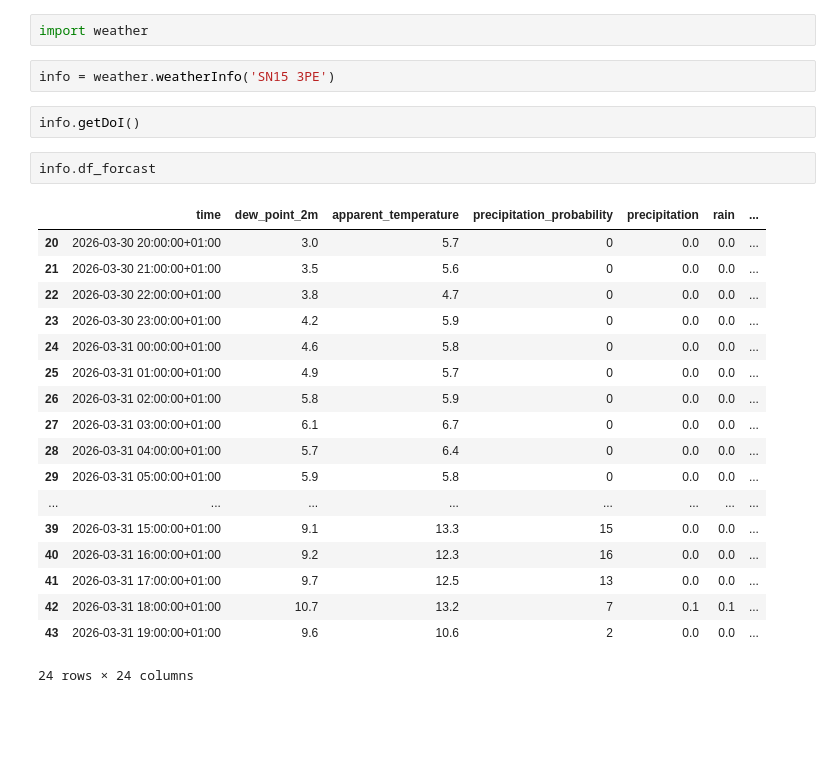
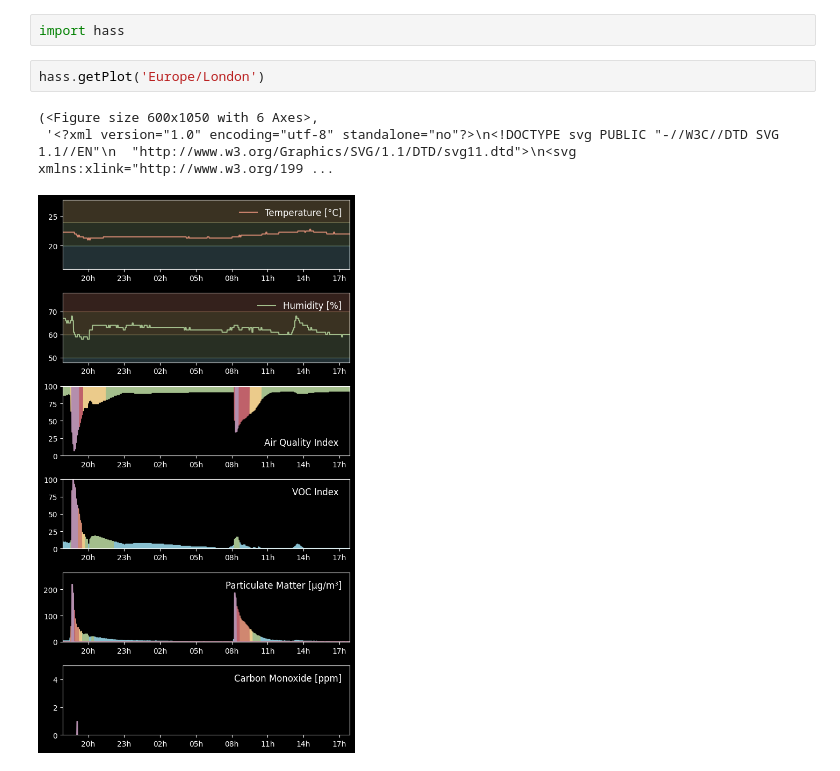
Before and after one commit to Dqixol/ascii_clock_ipad, a Jupyter notebook: test.ipynb, the cells around one changed output. Saved outputs shown, nothing was run; the diff lists cells and outputs as text; blank space fills up the shorter version.

```diff
--- a/test.ipynb
+++ b/test.ipynb
@@ -1,27 +1,8 @@
 # %%
-import weather
+import hass
-# %%
-info = weather.weatherInfo('SN15 3PE')
-# %%
-info.getDoI()
-# %%
-info.df_forcast
-# %% [output]
-|  | time | dew_point_2m | apparent_temperature | precipitation_probability | precipitation | rain | ... |
-| 20 | 2026-03-30 20:00:00+01:00 | 3.0 | 5.7 | 0 | 0.0 | 0.0 | ... |
-| 21 | 2026-03-30 21:00:00+01:00 | 3.5 | 5.6 | 0 | 0.0 | 0.0 | ... |
-| 22 | 2026-03-30 22:00:00+01:00 | 3.8 | 4.7 | 0 | 0.0 | 0.0 | ... |
-| 23 | 2026-03-30 23:00:00+01:00 | 4.2 | 5.9 | 0 | 0.0 | 0.0 | ... |
-| 24 | 2026-03-31 00:00:00+01:00 | 4.6 | 5.8 | 0 | 0.0 | 0.0 | ... |
-| 25 | 2026-03-31 01:00:00+01:00 | 4.9 | 5.7 | 0 | 0.0 | 0.0 | ... |
-| 26 | 2026-03-31 02:00:00+01:00 | 5.8 | 5.9 | 0 | 0.0 | 0.0 | ... |
-| 27 | 2026-03-31 03:00:00+01:00 | 6.1 | 6.7 | 0 | 0.0 | 0.0 | ... |
-| 28 | 2026-03-31 04:00:00+01:00 | 5.7 | 6.4 | 0 | 0.0 | 0.0 | ... |
-| 29 | 2026-03-31 05:00:00+01:00 | 5.9 | 5.8 | 0 | 0.0 | 0.0 | ... |
-| ... | ... | ... | ... | ... | ... | ... | ... |
-| 39 | 2026-03-31 15:00:00+01:00 | 9.1 | 13.3 | 15 | 0.0 | 0.0 | ... |
-| 40 | 2026-03-31 16:00:00+01:00 | 9.2 | 12.3 | 16 | 0.0 | 0.0 | ... |
-| 41 | 2026-03-31 17:00:00+01:00 | 9.7 | 12.5 | 13 | 0.0 | 0.0 | ... |
-| 42 | 2026-03-31 18:00:00+01:00 | 10.7 | 13.2 | 7 | 0.1 | 0.1 | ... |
-| 43 | 2026-03-31 19:00:00+01:00 | 9.6 | 10.6 | 2 | 0.0 | 0.0 | ... |
-24 rows × 24 columns
+# %%
+hass.getPlot('Europe/London')
+# %% [output]
+(<Figure size 600x1050 with 6 Axes>,
+ '<?xml version="1.0" encoding="utf-8" standalone="no"?>\n<!DOCTYPE svg PUBLIC "-//W3C//DTD SVG 1.1//EN"\n  "http://www.w3.org/Graphics/SVG/1.1/DTD/svg11.dtd">\n<svg xmlns:xlink="http://www.w3.org/199 ...
+[figure, added]
```
Also changed, not shown: 4 other files.
